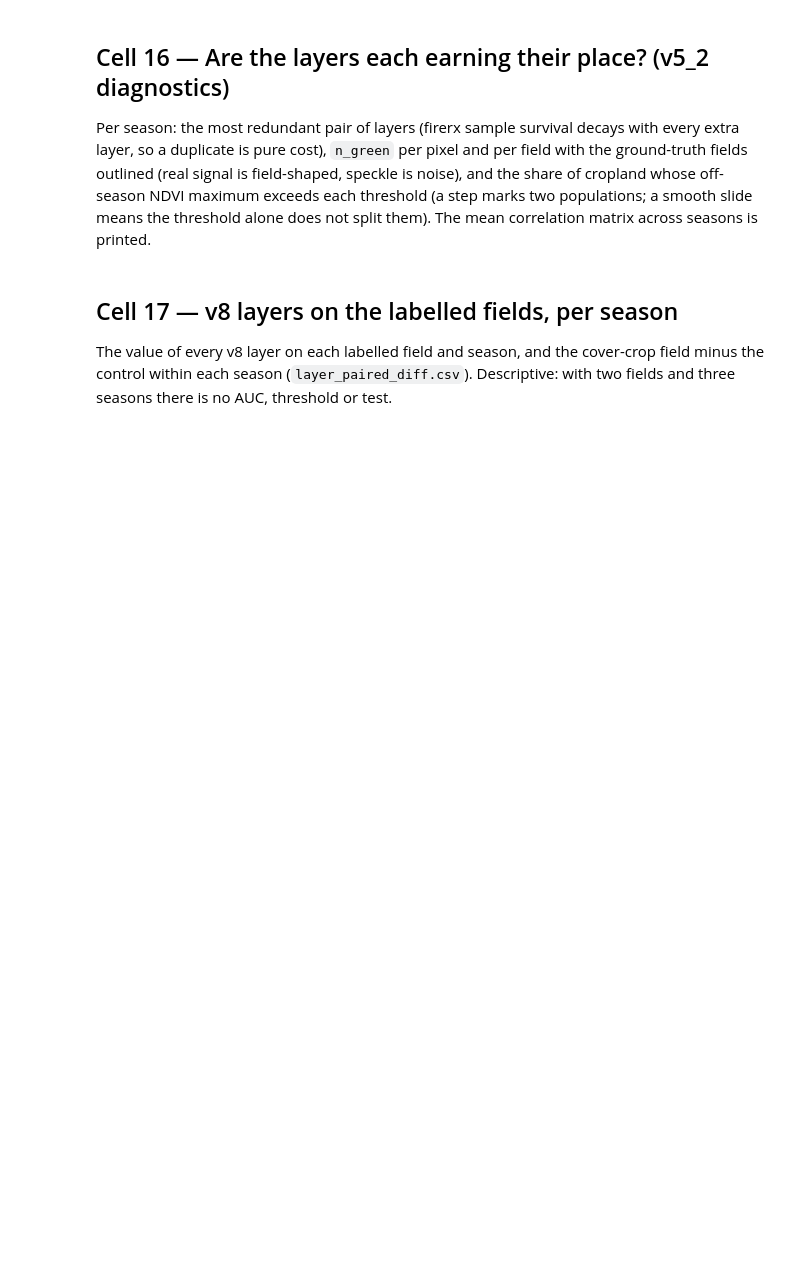
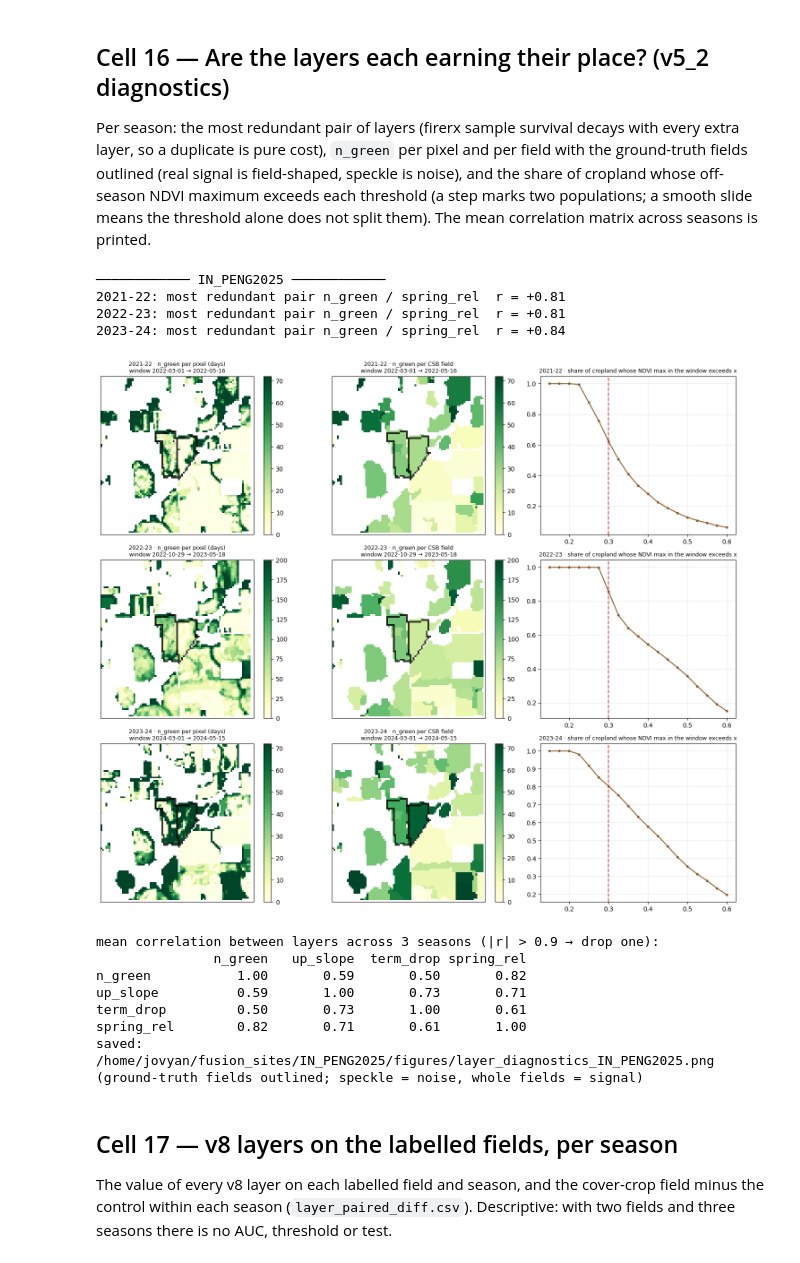
Before and after one commit to Eco-YuPeng/firerx_ml_CC, a Jupyter notebook: app_py/CoverCrop_Fusion_v11_IN.ipynb, the cells around one changed output. Cells and saved outputs as stored; diff of their text form; code cells hidden in the pictures; blank space fills up the shorter version.

```diff
--- a/app_py/CoverCrop_Fusion_v11_IN.ipynb
+++ b/app_py/CoverCrop_Fusion_v11_IN.ipynb
@@ -1927,38 +2228,55 @@ for SITE in SITES:
         D_lbl = season_window(s)["label"]
         L = {n: read_tif(P(f"layers/{s}/pixel/{n}.tif")) for n in LAYERS}
         M = np.stack([L[n][crop] for n in LAYERS])
+        M = M[:, np.isfinite(M).all(0)]            # pixels where every layer is defined
         with np.errstate(all="ignore"):
             R = np.corrcoef(M)
         R_all.append(R)
         iu = np.triu_indices(len(LAYERS), 1)
         j = int(np.nanargmax(np.abs(R[iu])))
         print(f"{s}: most redundant pair {LAYERS[iu[0][j]]} / {LAYERS[iu[1][j]]}  r = {R[iu][j]:+.2f}")
 
         for a, img, ttl in ((ax[k, 0], np.where(crop, L["n_green"], np.nan), "n_green per pixel (days)"),
                             (ax[k, 1], np.where(crop, read_tif(P(f"layers/{s}/n_green.tif")), np.nan),
                              "n_green per CSB field")):
-            im = a.imshow(img, cmap="YlGn", vmin=0, vmax=max(1.0, float(np.nanmax(img))))
+            im = a.imshow(img, cmap="YlGn", vmin=0, vmax=max(1.0, float(np.nanmax(img)) if np.isfinite(img).any() else 1.0))
             a.imshow(edge_img, cmap="gray_r", vmin=0, vmax=1, alpha=0.8, interpolation="nearest")
             a.set_title(f"{s} · {ttl}\nwindow {D_lbl}", fontsize=9); a.set_xticks([]); a.set_yticks([])
             plt.colorbar(im, ax=a, fraction=0.046)
         D = season_window(s)
         inwin = (t >= D["start"]) & (t <= D["end"])
-        peak = np.nan_to_num(fused.ndvi.values[inwin], nan=0.0).max(0)[crop]
+        with warnings.catch_warnings():
+            warnings.simplefilter("ignore", RuntimeWarning)
+            peak = np.nanmax(fused.ndvi_obs.values[inwin], axis=0)[crop]   # observed composites
+        peak = peak[np.isfinite(peak)]
         ths = np.arange(0.15, 0.61, 0.025)
         ax[k, 2].plot(ths, [(peak > th).mean() for th in ths], "o-", ms=3, color="#8a5a2b")
         ax[k, 2].axvline(CFG["green"], color="#c44", ls="--")
         ax[k, 2].set_title(f"{s} · share of cropland whose NDVI max in the window exceeds x", fontsize=9)
         ax[k, 2].grid(alpha=0.25)
     plt.tight_layout()
     fig_path = os.path.join(FIG_DIR, f"layer_diagnostics_{SITE}.png")
     plt.savefig(fig_path, dpi=120, bbox_inches="tight"); plt.show()
 
     Rm = np.nanmean(np.stack(R_all), axis=0)
     print(f"\nmean correlation between layers across {len(seasons)} seasons (|r| > 0.9 → drop one):")
     print(f"{'':<11}" + "".join(f"{n:>11}" for n in LAYERS))
     for i, n in enumerate(LAYERS):
         print(f"{n:<11}" + "".join(f"{Rm[i, j]:>11.2f}" for j in range(len(LAYERS))))
     print(f"saved: {fig_path}  (ground-truth fields outlined; speckle = noise, whole fields = signal)")
+# %% [output]
+──────────── IN_PENG2025 ────────────
+2021-22: most redundant pair n_green / spring_rel  r = +0.81
+2022-23: most redundant pair n_green / spring_rel  r = +0.81
+2023-24: most redundant pair n_green / spring_rel  r = +0.84
+[figure, added]
+mean correlation between layers across 3 seasons (|r| > 0.9 → drop one):
+               n_green   up_slope  term_drop spring_rel
+n_green           1.00       0.59       0.50       0.82
+up_slope          0.59       1.00       0.73       0.71
+term_drop         0.50       0.73       1.00       0.61
+spring_rel        0.82       0.71       0.61       1.00
+saved: /home/jovyan/fusion_sites/IN_PENG2025/figures/layer_diagnostics_IN_PENG2025.png  (ground-truth fields outlined; speckle = noise, whole fields = signal)
 # %% [markdown]
 ## Cell 17 — v8 layers on the labelled fields, per season
 
```
Also changed, not shown: parts of 31 cells of this notebook, 13 other files.
